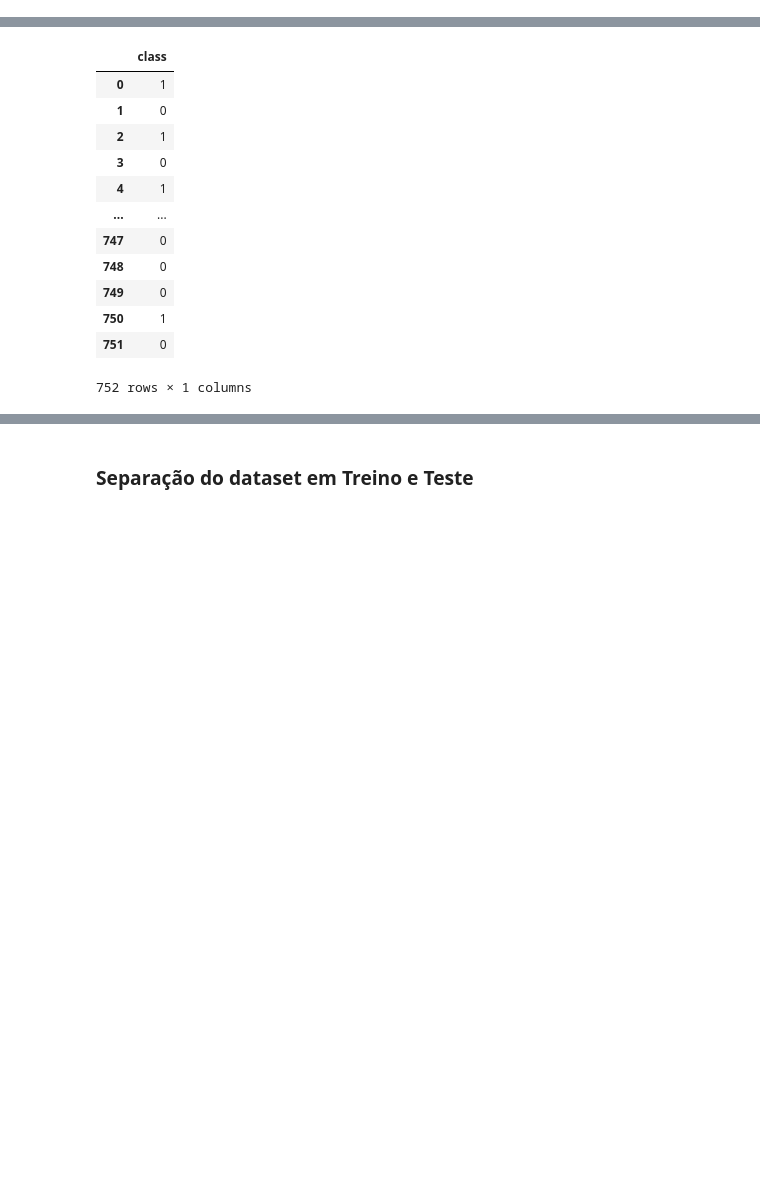
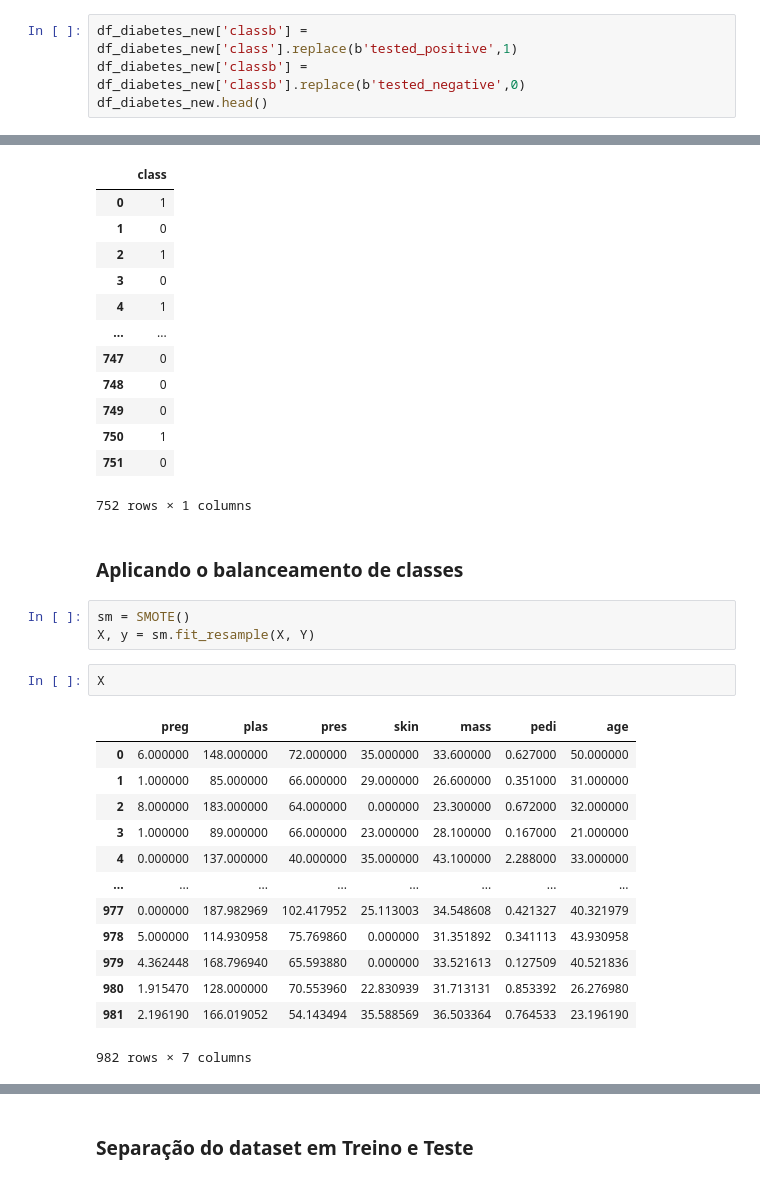
Before and after one commit to Ni-cole17/Base-Diabetes-IA, a Jupyter notebook: Diabetes.ipynb, the cells around one changed output, grey strips where cells are left out. Saved outputs shown, nothing was run; the diff lists cells and outputs as text; blank space fills up the shorter version.

Commit message:
Statistical analysis of data and SMOTE

```diff
--- a/Diabetes.ipynb
+++ b/Diabetes.ipynb
@@ -271,0 +293,4 @@ df_diabetes_new.tail()
+# %%
+df_diabetes_new['classb'] = df_diabetes_new['class'].replace(b'tested_positive',1)
+df_diabetes_new['classb'] = df_diabetes_new['classb'].replace(b'tested_negative',0)
+df_diabetes_new.head()
@@ -341,3 +454,24 @@ Y
 | 750 | 1 |
 | 751 | 0 |
 752 rows × 1 columns
+# %% [markdown]
+### Aplicando o balanceamento de classes
+# %%
+sm = SMOTE()
+X, y = sm.fit_resample(X, Y)
+# %%
+X
+# %% [output]
+|  | preg | plas | pres | skin | mass | pedi | age |
+| 0 | 6.000000 | 148.000000 | 72.000000 | 35.000000 | 33.600000 | 0.627000 | 50.000000 |
+| 1 | 1.000000 | 85.000000 | 66.000000 | 29.000000 | 26.600000 | 0.351000 | 31.000000 |
+| 2 | 8.000000 | 183.000000 | 64.000000 | 0.000000 | 23.300000 | 0.672000 | 32.000000 |
+| 3 | 1.000000 | 89.000000 | 66.000000 | 23.000000 | 28.100000 | 0.167000 | 21.000000 |
+| 4 | 0.000000 | 137.000000 | 40.000000 | 35.000000 | 43.100000 | 2.288000 | 33.000000 |
+| ... | ... | ... | ... | ... | ... | ... | ... |
+| 977 | 0.000000 | 187.982969 | 102.417952 | 25.113003 | 34.548608 | 0.421327 | 40.321979 |
+| 978 | 5.000000 | 114.930958 | 75.769860 | 0.000000 | 31.351892 | 0.341113 | 43.930958 |
+| 979 | 4.362448 | 168.796940 | 65.593880 | 0.000000 | 33.521613 | 0.127509 | 40.521836 |
+| 980 | 1.915470 | 128.000000 | 70.553960 | 22.830939 | 31.713131 | 0.853392 | 26.276980 |
+| 981 | 2.196190 | 166.019052 | 54.143494 | 35.588569 | 36.503364 | 0.764533 | 23.196190 |
+982 rows × 7 columns
```
Also changed, not shown: parts of 21 cells of this notebook.
